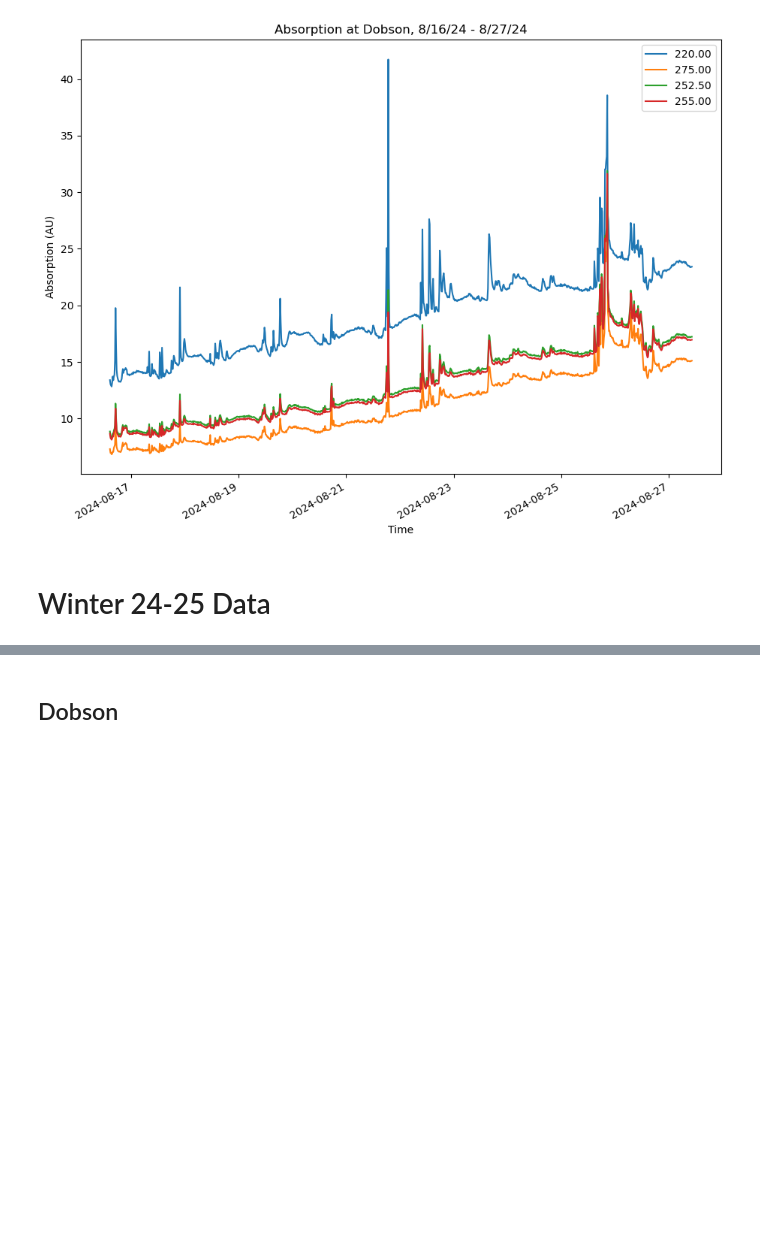
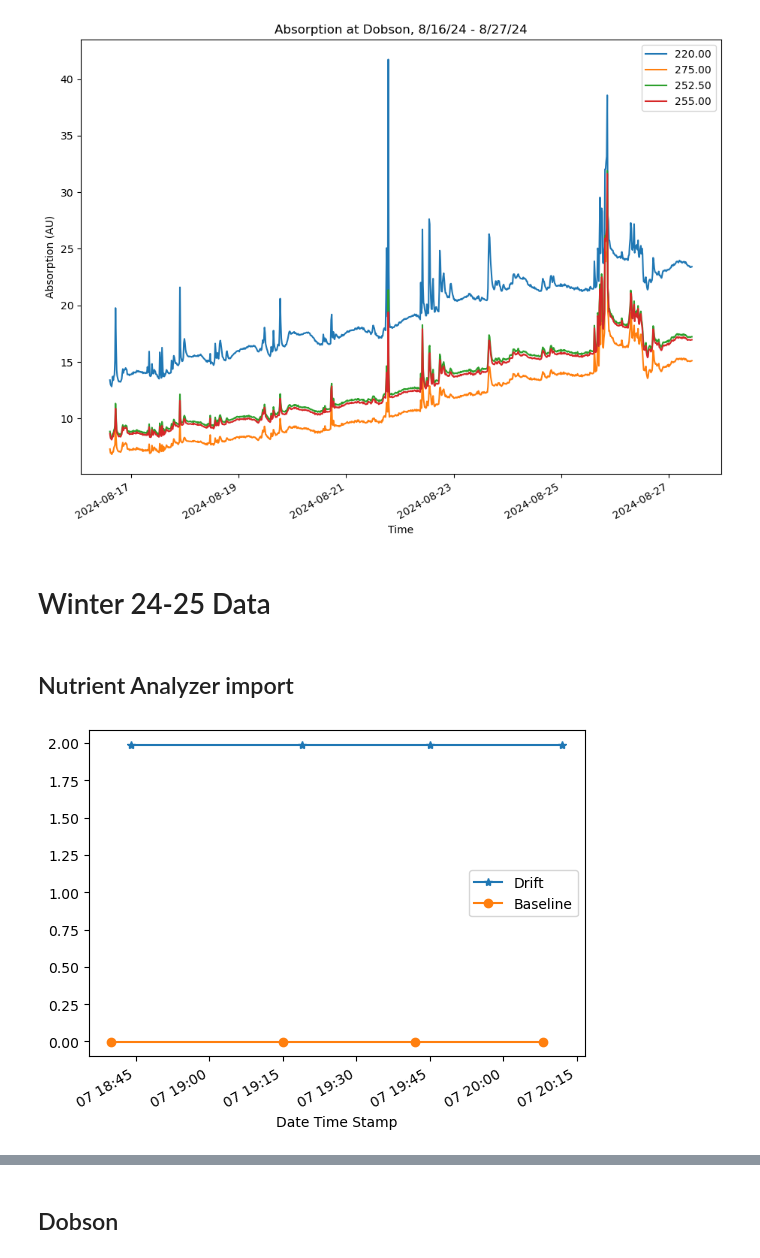
Before and after one commit to mbeneck/rcew-nitrate, a Jupyter notebook: 8-16-24 Reynolds Data.ipynb, the cells around one changed output, grey strips where cells are left out. Saved outputs shown, nothing was run; the diff lists cells and outputs as text; code cells hidden in the pictures; blank space fills up the shorter version.

```diff
--- a/8-16-24 Reynolds Data.ipynb
+++ b/8-16-24 Reynolds Data.ipynb
@@ -64,3 +64,5 @@ dobson81624.plot(y=['220.00', '275.00', '252.50', '255.00'], title='Absorption a
 dobson81624.to_excel('/Users/beneck/Library/CloudStorage/OneDrive-NortheasternUniversity/Boise Project/Data/8-16-24 Reynolds Visit/2024-08-16_14-31-14_processed.xlsx')
 # %% [markdown]
 # Winter 24-25 Data
+# %% [markdown]
+## Nutrient Analyzer import
@@ -66,0 +114,8 @@ dobson81624.to_excel('/Users/beneck/Library/CloudStorage/OneDrive-NortheasternUn
+# %%
+basepath = '/Users/beneck/Library/CloudStorage/OneDrive-NortheasternUniversity/Boise Project/Data/Reynolds Nitrate Monitoring/Nutrient Analyzer Data/20250207 Run/'
+
+result_02072025 = AA500_Result(basepath+'RCEW_NO3_20250207.csv', basepath+'samplelist_20250207.xlsx', ['Nitrate'])
+
+result_02072025.plot_QA('Nitrate')
+# %% [output]
+[figure, added]
```
Also changed, not shown: parts of 36 cells of this notebook.
